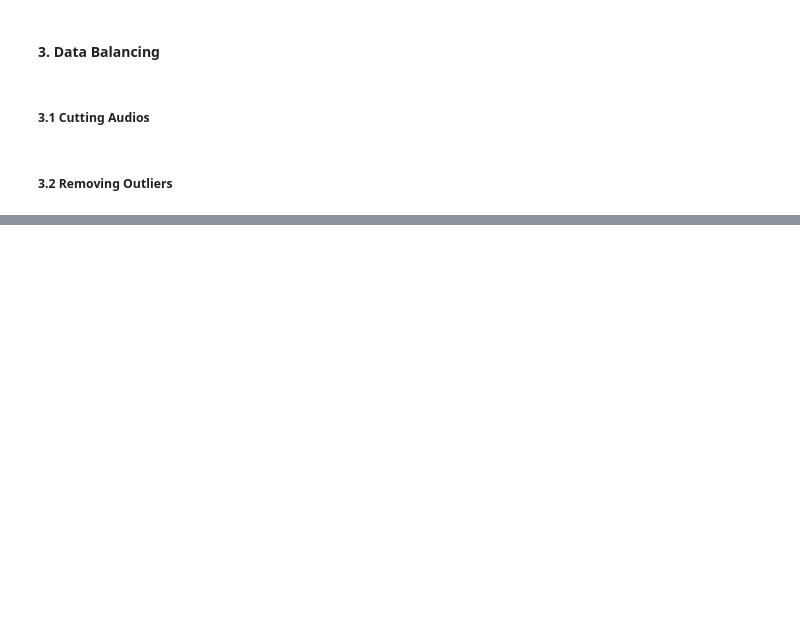
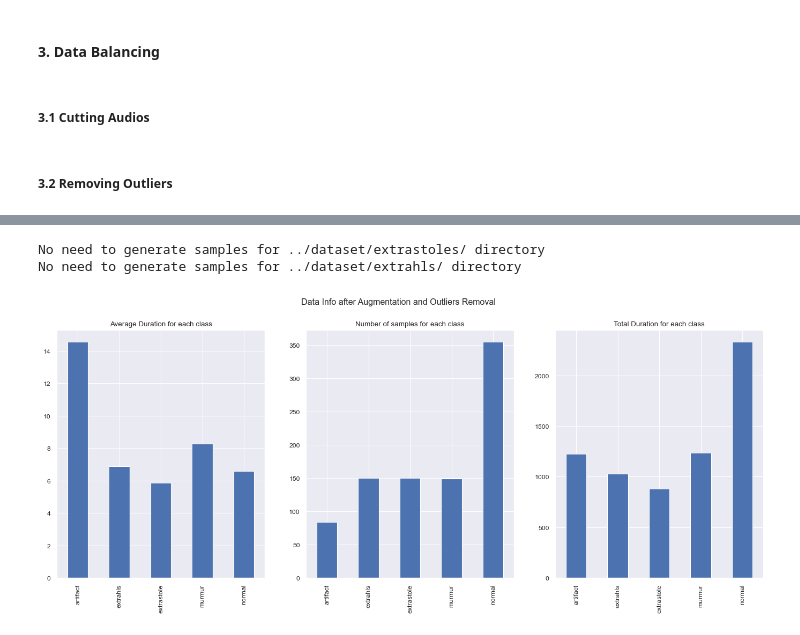
Before and after one commit to DavideLigari01/advanced-biomedical-project, a Jupyter notebook: notebooks/priori_balancing.ipynb, the cells around one changed output, grey strips where cells are left out. Drawn from its saved outputs; the diff is of its cells as text; code cells hidden in the pictures; blank space fills up the shorter version.

```diff
--- a/notebooks/priori_balancing.ipynb
+++ b/notebooks/priori_balancing.ipynb
@@ -106,0 +172,53 @@ _ = axs[2].set_xlabel('')
+# %%
+dir = EXTRASTOLES_DIR
+target_num = 150
+noise_factor = [0.03, 0.08]
+speed_factor = [0.5, 2.0]
+pitch_factor = [-2, 2]
+marker = 'USERAUGMENTED'
+
+
+# generate additional samples for the extrastoles directory
+generate_samples(EXTRASTOLES_DIR, target_num, noise_factor, speed_factor, pitch_factor, marker)
+
+# generate additional samples for the extrahls directory
+generate_samples(EXTRAHLS_DIR, target_num, noise_factor, speed_factor, pitch_factor, marker)
+
+# # remove the generated samples
+# remove_generated_samples(EXTRASTOLES_DIR, marker)
+# remove_generated_samples(EXTRAHLS_DIR, marker)
+# %% [output]
+No need to generate samples for ../dataset/extrastoles/ directory
+No need to generate samples for ../dataset/extrahls/ directory
+# %%
+# check the number of samples for each class
+nums = {}
+for dir in DIRS:
+    nums[dir.split('/')[-2][:-1]] = len(os.listdir(dir))
+nums['extrahls'] = nums.pop('extrahl')
+
+new_audio_info = pd.DataFrame(avg_duration)
+new_audio_info['avg_duration'] = new_audio_info['duration']
+new_audio_info.drop('duration', axis=1, inplace=True)
+new_audio_info['nums'] = nums
+new_audio_info['total_duration'] = new_audio_info['avg_duration'] * new_audio_info['nums']
+
+fig, axs = plt.subplots(1, 3, figsize=(17, 6))
+fig.suptitle('Data Info after Augmentation and Outliers Removal')
+
+# avg duraton for each class
+new_audio_info['avg_duration'].plot.bar(ax = axs[0], title='Average Duration for each class')
+_ = axs[0].set_xlabel('')
+_ = axs[0].set_ylabel('')
+
+# number of samples for each class
+new_audio_info['nums'].plot.bar(ax = axs[1], title='Number of samples for each class')
+_ = axs[1].set_xlabel('')
+_ = axs[1].set_ylabel('')
+
+# total duration for each class
+new_audio_info['total_duration'].plot.bar(ax = axs[2], title='Total Duration for each class')
+_ = axs[2].set_xlabel('')
+_ = axs[2].set_ylabel('')
+# %% [output]
+[figure, added]
```
Also changed, not shown: parts of 13 cells of this notebook, 1 other file.
